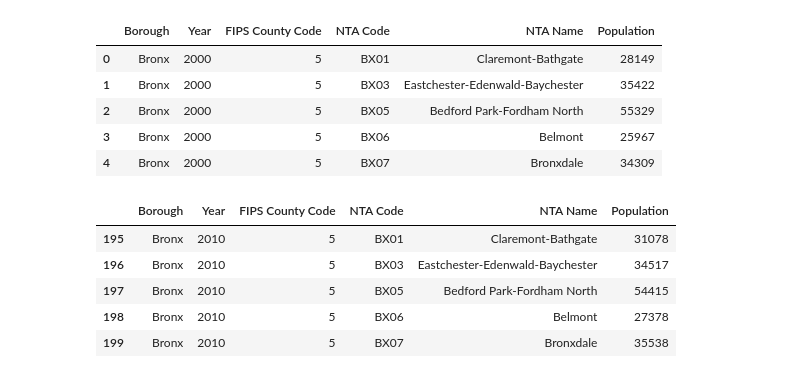
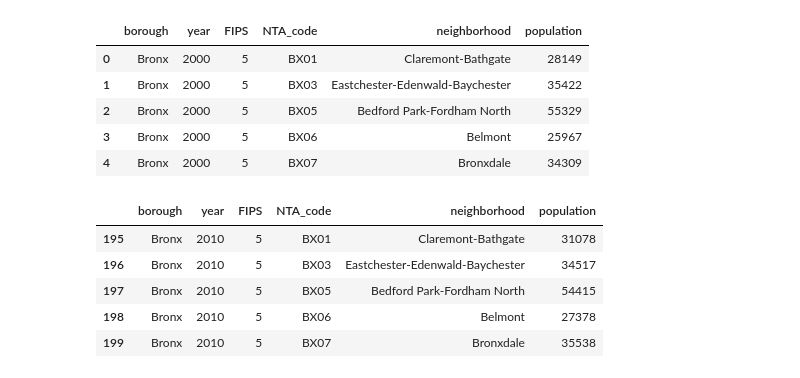
Before and after one commit to ktamkee/NYC_midterm_project, a Jupyter notebook: data/nyc_open_data.ipynb, the cells around one changed output. Cells and saved outputs as stored; diff of their text form; code cells hidden in the pictures.

Commit message:
population dataset

```diff
--- a/data/nyc_open_data.ipynb
+++ b/data/nyc_open_data.ipynb
@@ -3,19 +3,20 @@ import pandas as pd
 import numpy as np
 # %%
 population = pd.read_csv('Open_datasets/population.csv')
+population.columns = ['borough', 'year', 'FIPS', 'NTA_code', 'neighborhood', 'population']
 population.head()
 # %% [output]
-|  | Borough | Year | FIPS County Code | NTA Code | NTA Name | Population |
+|  | borough | year | FIPS | NTA_code | neighborhood | population |
 | 0 | Bronx | 2000 | 5 | BX01 | Claremont-Bathgate | 28149 |
 | 1 | Bronx | 2000 | 5 | BX03 | Eastchester-Edenwald-Baychester | 35422 |
 | 2 | Bronx | 2000 | 5 | BX05 | Bedford Park-Fordham North | 55329 |
 | 3 | Bronx | 2000 | 5 | BX06 | Belmont | 25967 |
 | 4 | Bronx | 2000 | 5 | BX07 | Bronxdale | 34309 |
 # %%
-population = population[population['Year'] == 2010]
+population = population[population['year'] == 2010]
 population.head()
 # %% [output]
-|  | Borough | Year | FIPS County Code | NTA Code | NTA Name | Population |
+|  | borough | year | FIPS | NTA_code | neighborhood | population |
 | 195 | Bronx | 2010 | 5 | BX01 | Claremont-Bathgate | 31078 |
 | 196 | Bronx | 2010 | 5 | BX03 | Eastchester-Edenwald-Baychester | 34517 |
 | 197 | Bronx | 2010 | 5 | BX05 | Bedford Park-Fordham North | 54415 |
```
Also changed, not shown: parts of 29 cells of this notebook, 1 other file.
